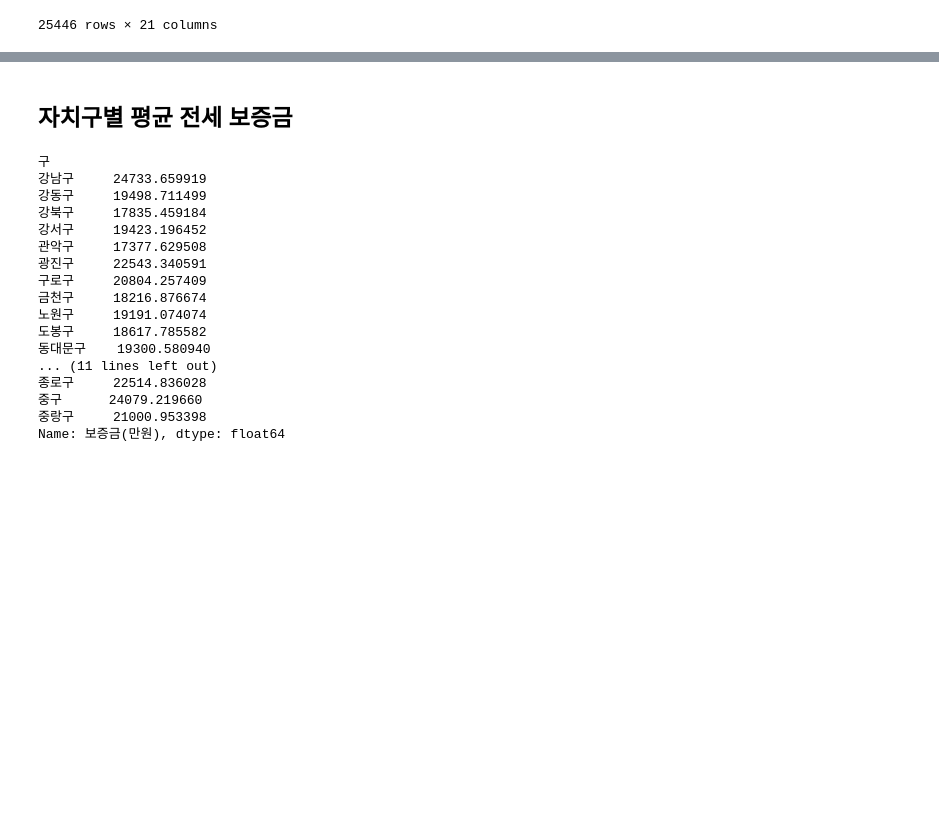
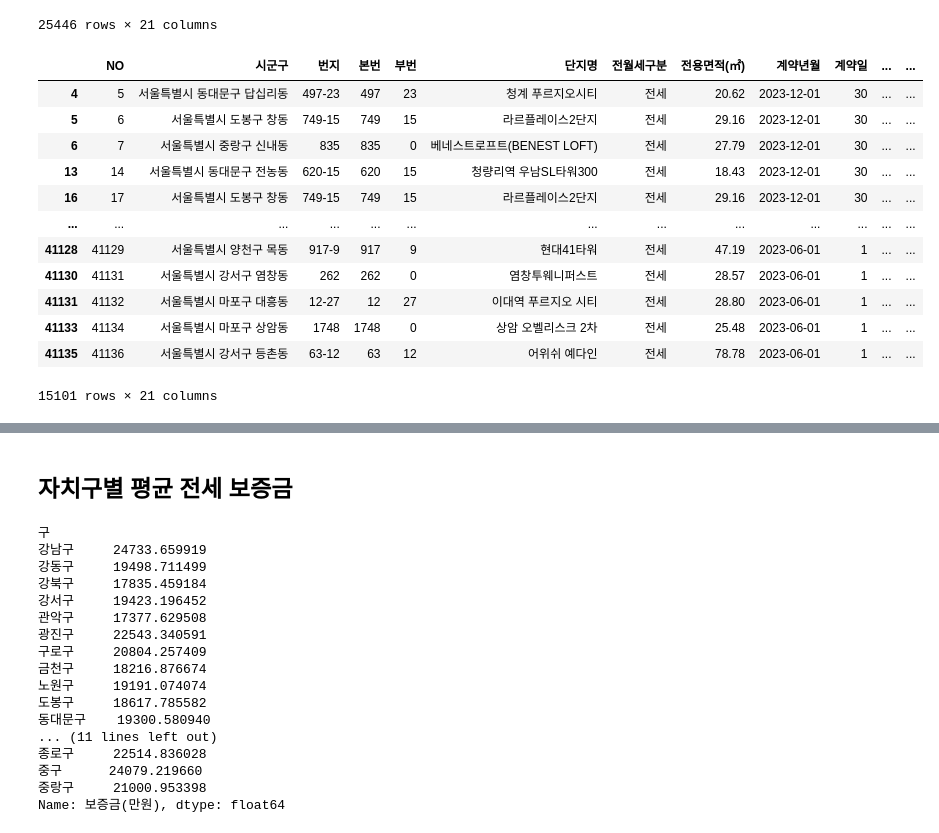
Before and after one commit to skqkrl/SDC_project, a Jupyter notebook: yena2.ipynb, the cells around one changed output, grey strips where cells are left out. Drawn from its saved outputs; the diff is of its cells as text; code cells hidden in the pictures; blank space fills up the shorter version.

```diff
--- a/yena2.ipynb
+++ b/yena2.ipynb
@@ -315,3 +333,20 @@ See the caveats in the documentation: https://pandas.pydata.org/pandas-docs/stab
 | 84150 | 84151 | 서울특별시 중구 중림동 | 363 | 363 | 0 | 쌍용 더 플래티넘 서울역 | 전세 | 17.25 | 2024-01-01 | 1 | ... | ... |
 | 84154 | 84155 | 서울특별시 영등포구 양평동5가 | 51 | 51 | 0 | 에듀시티에비앙 | 전세 | 28.60 | 2024-01-01 | 1 | ... | ... |
 25446 rows × 21 columns
+# %%
+officetel23_df = officetel23_df[officetel23_df['계약년월']>='2023-06-01']
+officetel23_df
+# %% [output]
+|  | NO | 시군구 | 번지 | 본번 | 부번 | 단지명 | 전월세구분 | 전용면적(㎡) | 계약년월 | 계약일 | ... | ... |
+| 4 | 5 | 서울특별시 동대문구 답십리동 | 497-23 | 497 | 23 | 청계 푸르지오시티 | 전세 | 20.62 | 2023-12-01 | 30 | ... | ... |
+| 5 | 6 | 서울특별시 도봉구 창동 | 749-15 | 749 | 15 | 라르플레이스2단지 | 전세 | 29.16 | 2023-12-01 | 30 | ... | ... |
+| 6 | 7 | 서울특별시 중랑구 신내동 | 835 | 835 | 0 | 베네스트로프트(BENEST LOFT) | 전세 | 27.79 | 2023-12-01 | 30 | ... | ... |
+| 13 | 14 | 서울특별시 동대문구 전농동 | 620-15 | 620 | 15 | 청량리역 우남SL타워300 | 전세 | 18.43 | 2023-12-01 | 30 | ... | ... |
+| 16 | 17 | 서울특별시 도봉구 창동 | 749-15 | 749 | 15 | 라르플레이스2단지 | 전세 | 29.16 | 2023-12-01 | 30 | ... | ... |
+| ... | ... | ... | ... | ... | ... | ... | ... | ... | ... | ... | ... | ... |
+| 41128 | 41129 | 서울특별시 양천구 목동 | 917-9 | 917 | 9 | 현대41타워 | 전세 | 47.19 | 2023-06-01 | 1 | ... | ... |
+| 41130 | 41131 | 서울특별시 강서구 염창동 | 262 | 262 | 0 | 염창투웨니퍼스트 | 전세 | 28.57 | 2023-06-01 | 1 | ... | ... |
+| 41131 | 41132 | 서울특별시 마포구 대흥동 | 12-27 | 12 | 27 | 이대역 푸르지오 시티 | 전세 | 28.80 | 2023-06-01 | 1 | ... | ... |
+| 41133 | 41134 | 서울특별시 마포구 상암동 | 1748 | 1748 | 0 | 상암 오벨리스크 2차 | 전세 | 25.48 | 2023-06-01 | 1 | ... | ... |
+| 41135 | 41136 | 서울특별시 강서구 등촌동 | 63-12 | 63 | 12 | 어위쉬 예다인 | 전세 | 78.78 | 2023-06-01 | 1 | ... | ... |
+15101 rows × 21 columns
```
Also changed, not shown: parts of 8 cells of this notebook, 31 other files.
